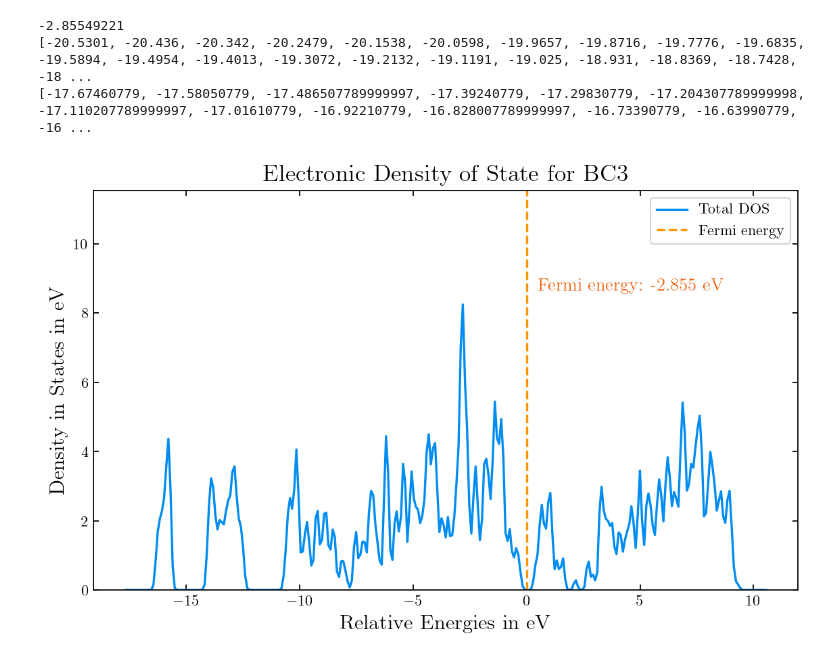
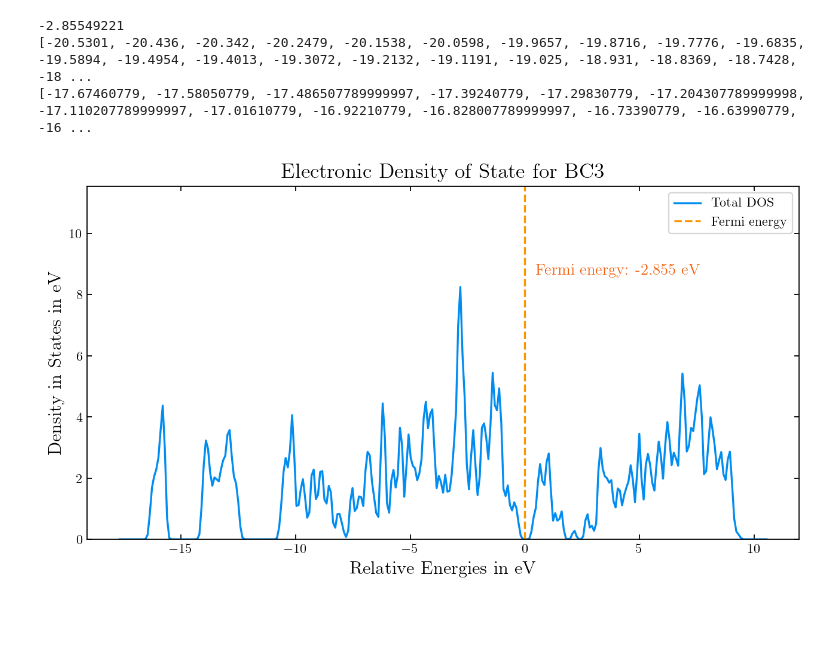
Before and after one commit to Photonico/CMP_Practice, a Jupyter notebook: VASP_g-BC3_20230526/Analysis.ipynb, the cells around one changed output. Cells and saved outputs as stored; diff of their text form; code cells hidden in the pictures; blank space fills up the shorter version.

```diff
--- a/VASP_g-BC3_20230526/Analysis.ipynb
+++ b/VASP_g-BC3_20230526/Analysis.ipynb
@@ -46,27 +46,27 @@ print (energies_shift)
 # %%
 # Import the necessary packages
 import matplotlib.pyplot as plt
 
 # Set up the specified style parameters
-plt.figure(dpi=160, figsize=(8.4,4.8))
+plt.figure(dpi=160, figsize=(9.6,4.8))
 params = {"text.usetex": True, "font.family": "serif", "mathtext.fontset": "cm", "axes.titlesize": 16, "axes.labelsize": 14, "figure.facecolor": "w"}
 plt.rcParams.update(params)
 plt.tick_params(direction="in", which="both", top=True, right=True, bottom=True, left=True)
 
 plt.title("Electronic Density of State for BC3"); plt.xlabel(r"Relative Energies in eV"); plt.ylabel(r"Density in States in eV")
 
 plt.plot(energies_shift, total_dos_list, c="#008CF0", label="Total DOS"); y_axis_top = max(total_dos_list)
 # plt.plot(energies_shift, integrated_dos_list, c="#8C64F0", label="Integrated DOS"); y_axis_top = max(max(total_dos_list), max(integrated_dos_list))
 
 # Plot Fermi energy as a vertical line
 plt.axvline(x=efermi-shift, linestyle="--", color="#FA9600", label="Fermi energy")
 
 # Add Fermi energy value to the plot
 fermi_energy_text = f"Fermi energy: {efermi:.3f} eV"
 plt.text(efermi-shift+0.5, y_axis_top*1.05, fermi_energy_text, fontsize=12, color="#F05F0A", rotation=0)
 
 plt.ylim(0, y_axis_top*1.4)
 plt.legend(loc="best")
 plt.show()
 # %% [output]
-[figure, old version]
+[figure, new version]
```
